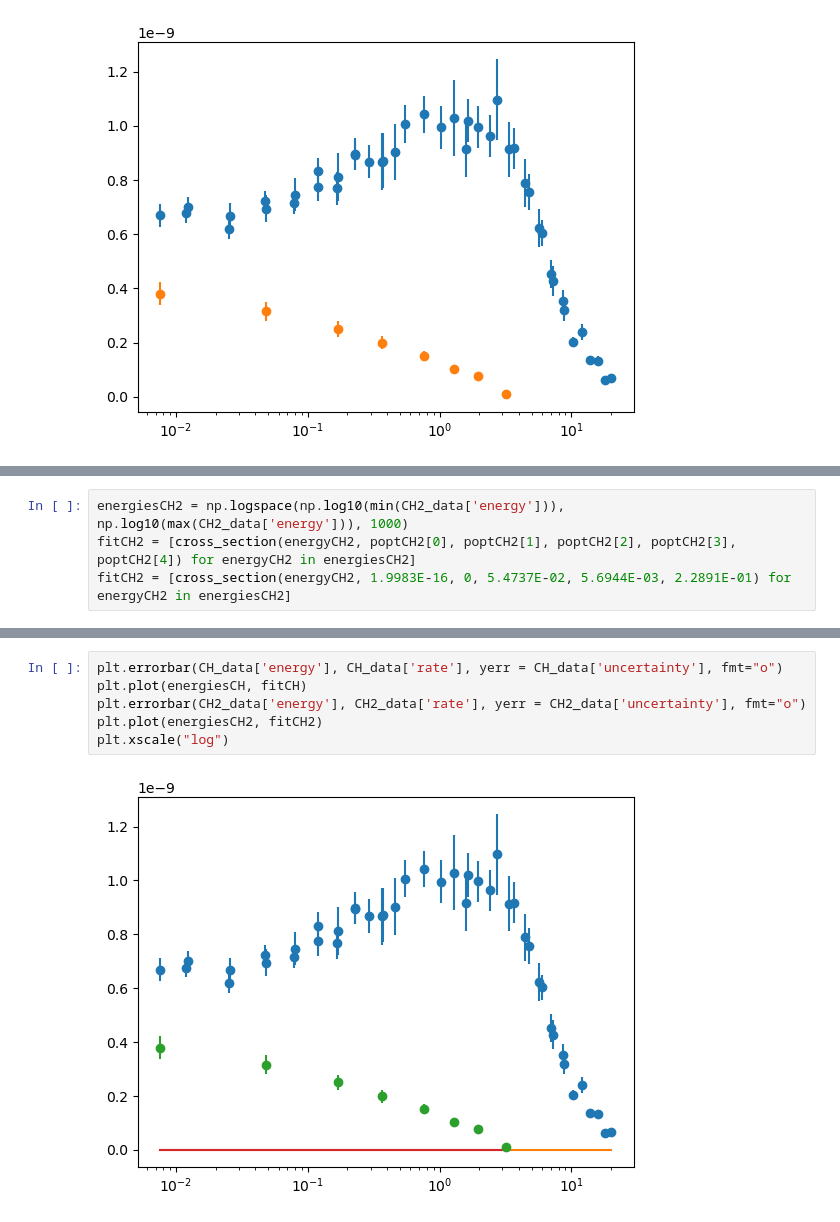
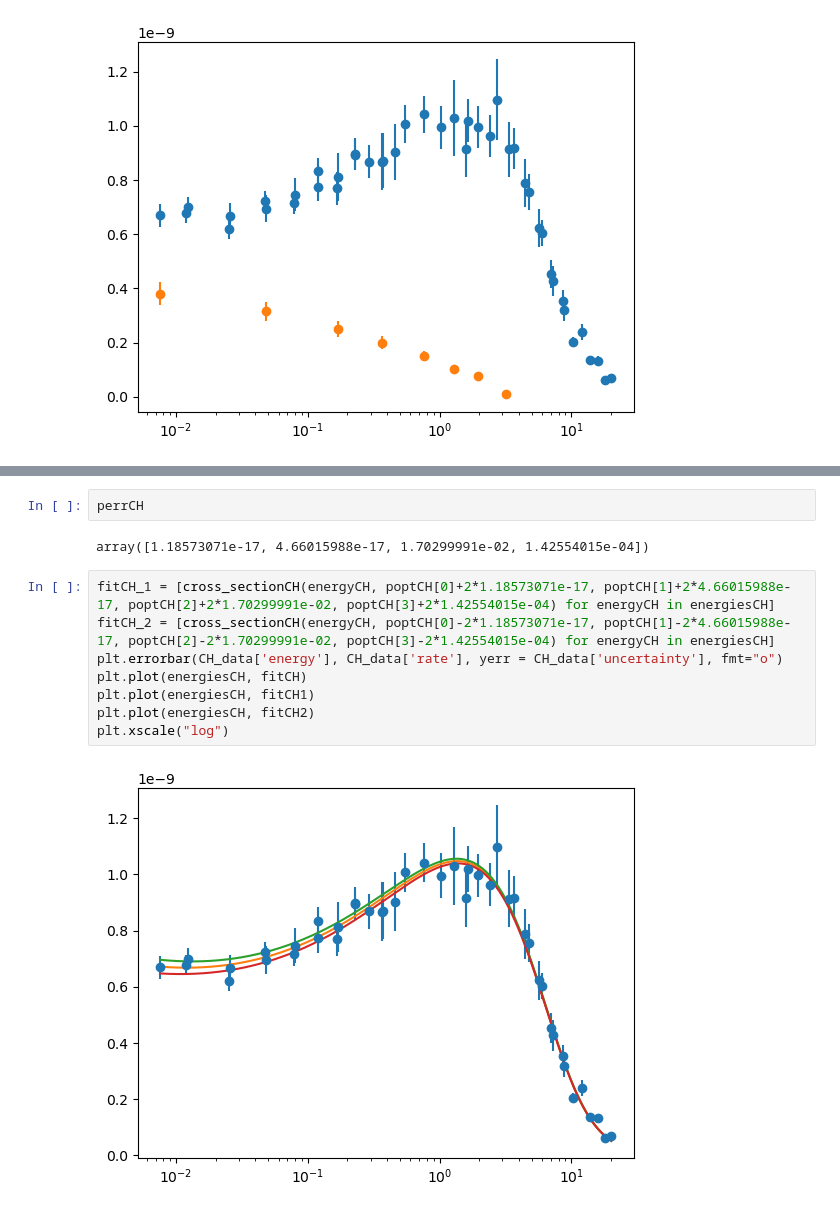
Before and after one commit to wostling/SavinGroup, a Jupyter notebook: Cross-section Error determination.ipynb, the cells around one changed output, grey strips where cells are left out. Saved outputs shown, nothing was run; the diff lists cells and outputs as text.

```diff
--- a/Cross-section Error determination.ipynb
+++ b/Cross-section Error determination.ipynb
@@ -55,4 +58,0 @@ array([-2.41828225e-11,  5.66984366e-10,  3.70002193e+00, -1.59320736e+00,
-# %%
-energiesCH2 = np.logspace(np.log10(min(CH2_data['energy'])), np.log10(max(CH2_data['energy'])), 1000)
-fitCH2 = [cross_section(energyCH2, poptCH2[0], poptCH2[1], poptCH2[2], poptCH2[3], poptCH2[4]) for energyCH2 in energiesCH2]
-fitCH2 = [cross_section(energyCH2, 1.9983E-16, 0, 5.4737E-02, 5.6944E-03, 2.2891E-01) for energyCH2 in energiesCH2]
@@ -65,8 +59,14 @@ plt.xscale("log")
-# %%
-plt.errorbar(CH_data['energy'], CH_data['rate'], yerr = CH_data['uncertainty'], fmt="o")
-plt.plot(energiesCH, fitCH)
-plt.errorbar(CH2_data['energy'], CH2_data['rate'], yerr = CH2_data['uncertainty'], fmt="o")
-plt.plot(energiesCH2, fitCH2)
-plt.xscale("log")
-# %% [output]
-[figure, removed]
+# %%
+perrCH
+# %% [output]
+array([1.18573071e-17, 4.66015988e-17, 1.70299991e-02, 1.42554015e-04])
+# %%
+fitCH_1 = [cross_sectionCH(energyCH, poptCH[0]+2*1.18573071e-17, poptCH[1]+2*4.66015988e-17, poptCH[2]+2*1.70299991e-02, poptCH[3]+2*1.42554015e-04) for energyCH in energiesCH]
+fitCH_2 = [cross_sectionCH(energyCH, poptCH[0]-2*1.18573071e-17, poptCH[1]-2*4.66015988e-17, poptCH[2]-2*1.70299991e-02, poptCH[3]-2*1.42554015e-04) for energyCH in energiesCH]
+plt.errorbar(CH_data['energy'], CH_data['rate'], yerr = CH_data['uncertainty'], fmt="o")
+plt.plot(energiesCH, fitCH)
+plt.plot(energiesCH, fitCH1)
+plt.plot(energiesCH, fitCH2)
+plt.xscale("log")
+# %% [output]
+[figure, added]
```
Also changed, not shown: parts of 14 cells of this notebook.
